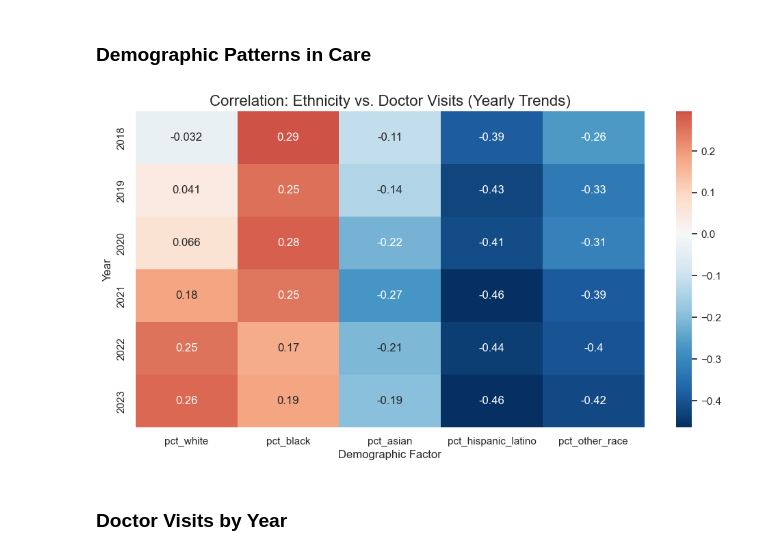
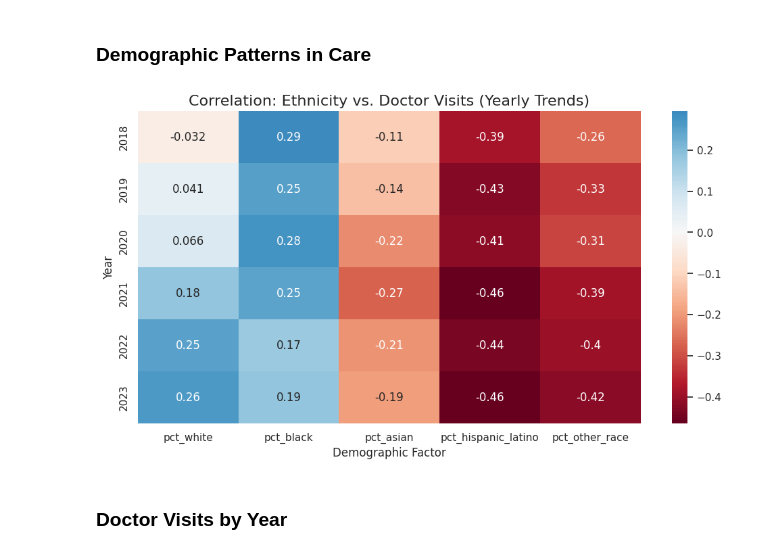
Before and after one commit to riverar9/data698-master-research-project, a Jupyter notebook: Appendix A - Python Code.ipynb, the cells around one changed output. Drawn from its saved outputs; the diff is of its cells as text; code cells hidden in the pictures.

```diff
--- a/Appendix A - Python Code.ipynb
+++ b/Appendix A - Python Code.ipynb
@@ -1513,26 +1511,26 @@ create_citizen_stratified_boxplot(df_without_detainees, "Without Detainees")
 # %%
 race_cols = ['pct_white', 'pct_black', 'pct_asian', 'pct_hispanic_latino', 'pct_other_race']
 years = sorted(df_merged['year'].unique())
 correlation_data = []
 
 for yr in years:
     yearly_df = df_merged[df_merged['year'] == yr]
     corrs = yearly_df[race_cols + ['doctor_visits_past_year']].corr()['doctor_visits_past_year'].drop('doctor_visits_past_year')
     corrs.name = yr
     correlation_data.append(corrs)
 
 # Combine into a single dataframe for heatmap
 yearly_corr_df = pd.concat(correlation_data, axis=1).T
 
 plt.figure(figsize=(12, 6))
-sns.heatmap(yearly_corr_df, annot=True, cmap='RdBu_r', center=0)
+sns.heatmap(yearly_corr_df, annot=True, cmap='RdBu', center=0)
 plt.title('Correlation: Ethnicity vs. Doctor Visits (Yearly Trends)', fontsize=16)
 plt.ylabel('Year')
 plt.xlabel('Demographic Factor')
 plt.savefig(os.path.join(image_dir, "corrplot-dr-visits-and-ethnicity.png"), dpi=300, bbox_inches="tight")
 plt.show()
 # %% [output]
-[figure, old version]
+[figure, new version]
 # %% [markdown]
 ### Doctor Visits by Year
 # %%
```
Also changed, not shown: parts of 12 cells of this notebook, 15 other files.
